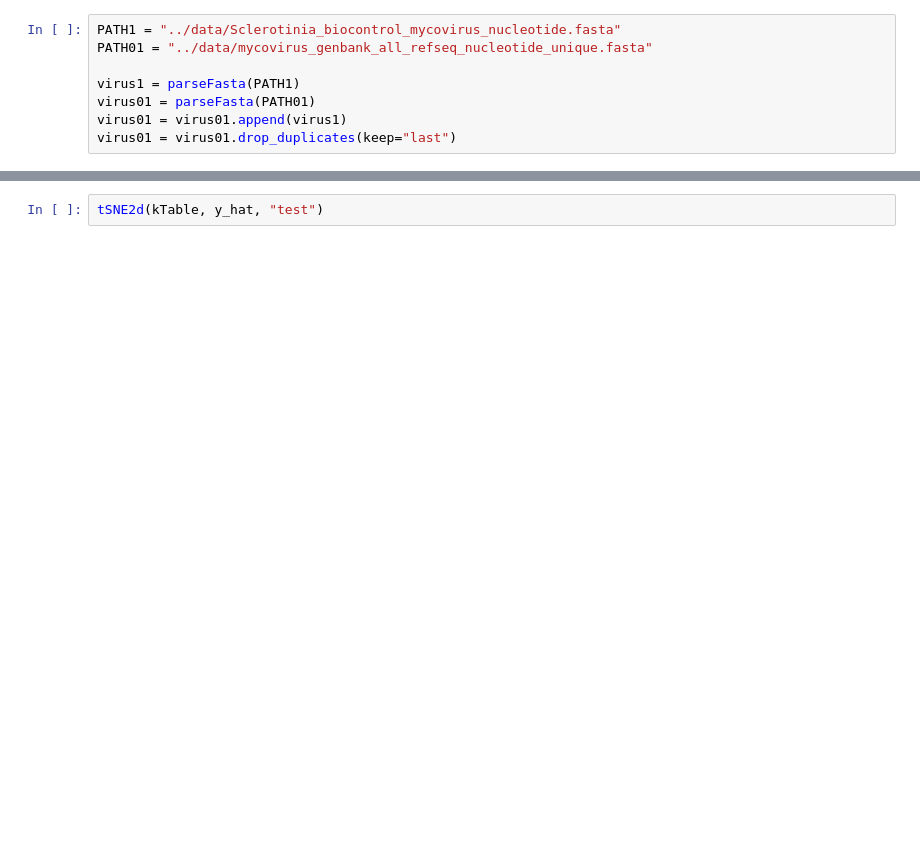
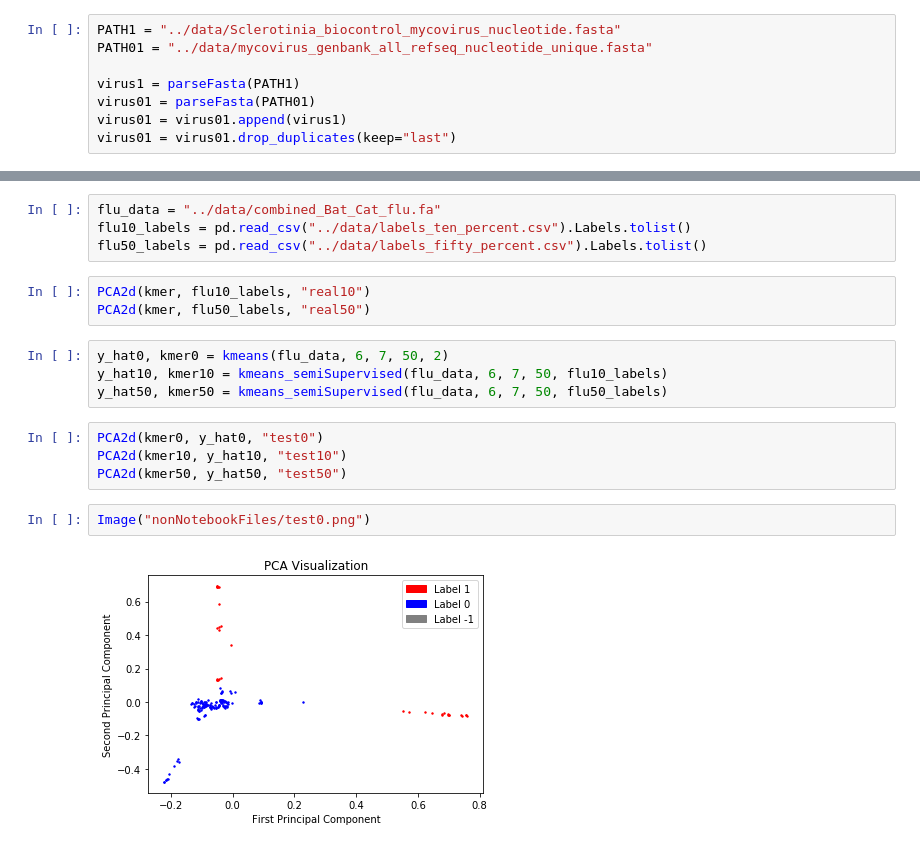
Before and after one commit to solislemuslab/mycovirus-ml, a Jupyter notebook: scripts/lukeSelberg/Fall2020/websiteScripts.ipynb, the cells around one changed output, grey strips where cells are left out. Drawn from its saved outputs; the diff is of its cells as text; blank space fills up the shorter version.

Commit message:
kmeans

```diff
--- a/scripts/lukeSelberg/Fall2020/websiteScripts.ipynb
+++ b/scripts/lukeSelberg/Fall2020/websiteScripts.ipynb
@@ -89,2 +127,19 @@ y_hat, kTable = kmeans(PATH1, 7, 0, 2)
-# %%
-tSNE2d(kTable, y_hat, "test")
+# %%
+flu_data = "../data/combined_Bat_Cat_flu.fa"
+flu10_labels = pd.read_csv("../data/labels_ten_percent.csv").Labels.tolist()
+flu50_labels = pd.read_csv("../data/labels_fifty_percent.csv").Labels.tolist()
+# %%
+PCA2d(kmer, flu10_labels, "real10")
+PCA2d(kmer, flu50_labels, "real50")
+# %%
+y_hat0, kmer0 = kmeans(flu_data, 6, 7, 50, 2)
+y_hat10, kmer10 = kmeans_semiSupervised(flu_data, 6, 7, 50, flu10_labels)
+y_hat50, kmer50 = kmeans_semiSupervised(flu_data, 6, 7, 50, flu50_labels)
+# %%
+PCA2d(kmer0, y_hat0, "test0")
+PCA2d(kmer10, y_hat10, "test10")
+PCA2d(kmer50, y_hat50, "test50")
+# %%
+Image("nonNotebookFiles/test0.png")
+# %% [output]
+[figure, added]
```
Also changed, not shown: parts of 8 cells of this notebook, 34 other files.
